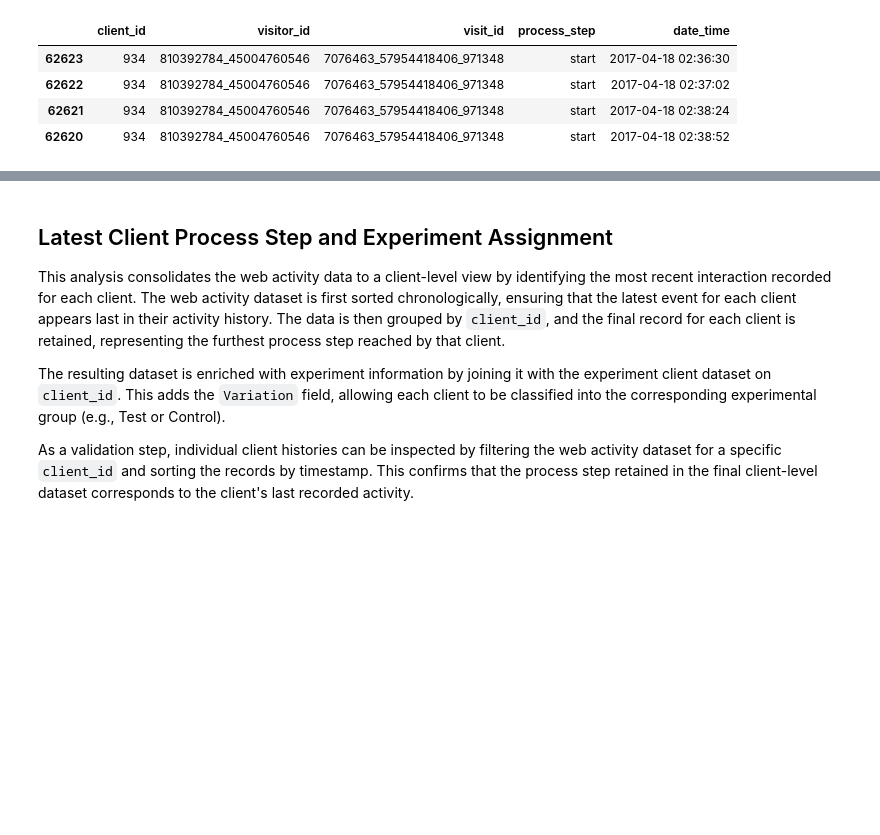
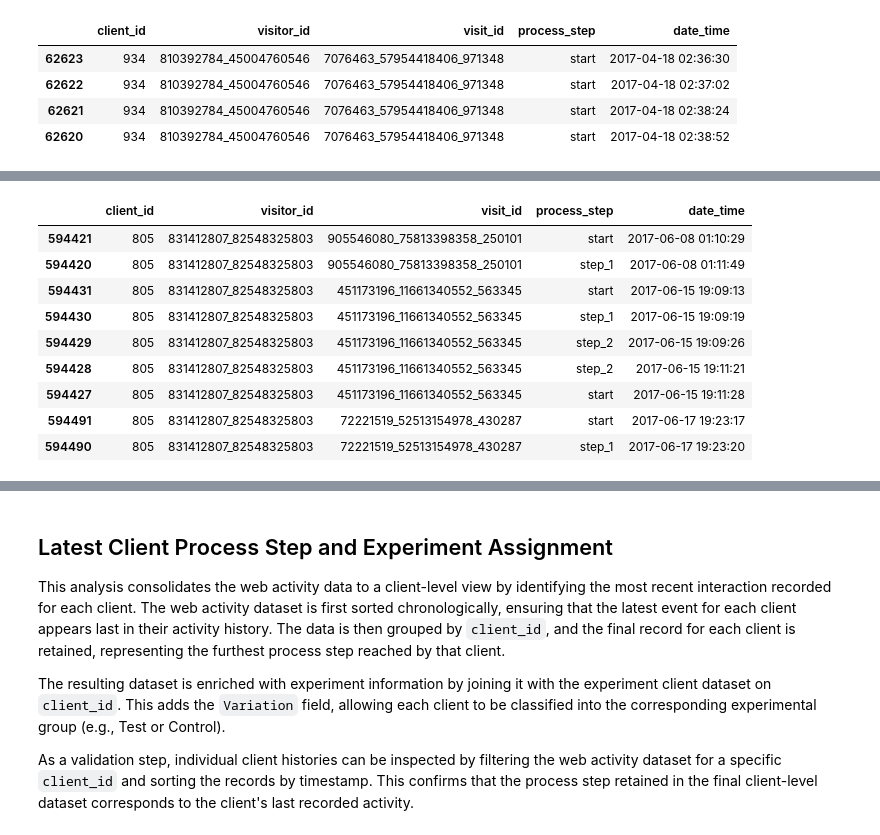
Before and after one commit to winifredpaul/vanguard-ab-test, a Jupyter notebook: Project 2 - EDA.ipynb, the cells around one changed output, grey strips where cells are left out. Saved outputs shown, nothing was run; the diff lists cells and outputs as text; code cells hidden in the pictures; blank space fills up the shorter version.

```diff
--- a/Project 2 - EDA.ipynb
+++ b/Project 2 - EDA.ipynb
@@ -189,0 +288,5 @@ memory usage: 15.7+ MB
+# %%
+# Check the date range covered by this file
+web_data_pt2_df["date_time"] = pd.to_datetime(web_data_pt2_df["date_time"])
+print("First activity:", web_data_pt2_df["date_time"].min())
+print("Last activity:", web_data_pt2_df["date_time"].max())
@@ -472,12 +495,11 @@ This flag simplifies filtering the dataset for subsequent analyses, such as calc
 # %%
-# Combine the two web datasets
-df_final_web_data = pd.concat(
-    [df_final_web_data_pt_1, df_final_web_data_pt_2],
+# Stack the two web activity files into one (they share identical columns)
+combined_web_data_df = pd.concat(
+    [web_data_pt1_df, web_data_pt2_df],
     ignore_index=True
 )
 
-# Check the result
-df_final_web_data.info()
+combined_web_data_df.info()
 # %% [output]
 <class 'pandas.core.frame.DataFrame'>
 RangeIndex: 755405 entries, 0 to 755404
@@ -497,2 +519,8 @@ df_final_web_data.duplicated().sum()
 # %% [output]
 np.int64(10764)
+# %%
+# Remove duplicate rows so events aren't double-counted downstream
+combined_web_data_df = combined_web_data_df.drop_duplicates()
+
+# Confirm no duplicates remain
+combined_web_data_df.duplicated().sum()
@@ -501,8 +532,6 @@ df_final_web_data["process_step"].unique()
 # %% [output]
 array(['step_3', 'step_2', 'step_1', 'start', 'confirm'], dtype=object)
 # %%
-#Convert date_time to datetime
-df_final_web_data["date_time"] = pd.to_datetime(
-    df_final_web_data["date_time"]
-)
+# Convert date_time to a proper datetime type
+combined_web_data_df["date_time"] = pd.to_datetime(combined_web_data_df["date_time"])
 # %%
@@ -594,0 +604,23 @@ client_id = 934
+# %%
+# Spot-check a client with multiple visits (visit_id changes),
+# to see how groupby("client_id").last() behaves when someone has more than one session
+multi_visit_clients = (
+    combined_web_data_df.groupby("client_id")["visit_id"].nunique()
+)
+client_id = multi_visit_clients[multi_visit_clients > 1].index[0]
+
+(
+    combined_web_data_df[combined_web_data_df["client_id"] == client_id]
+    .sort_values("date_time")
+)
+# %% [output]
+|  | client_id | visitor_id | visit_id | process_step | date_time |
+| 594421 | 805 | 831412807_82548325803 | 905546080_75813398358_250101 | start | 2017-06-08 01:10:29 |
+| 594420 | 805 | 831412807_82548325803 | 905546080_75813398358_250101 | step_1 | 2017-06-08 01:11:49 |
+| 594431 | 805 | 831412807_82548325803 | 451173196_11661340552_563345 | start | 2017-06-15 19:09:13 |
+| 594430 | 805 | 831412807_82548325803 | 451173196_11661340552_563345 | step_1 | 2017-06-15 19:09:19 |
+| 594429 | 805 | 831412807_82548325803 | 451173196_11661340552_563345 | step_2 | 2017-06-15 19:09:26 |
+| 594428 | 805 | 831412807_82548325803 | 451173196_11661340552_563345 | step_2 | 2017-06-15 19:11:21 |
+| 594427 | 805 | 831412807_82548325803 | 451173196_11661340552_563345 | start | 2017-06-15 19:11:28 |
+| 594491 | 805 | 831412807_82548325803 | 72221519_52513154978_430287 | start | 2017-06-17 19:23:17 |
+| 594490 | 805 | 831412807_82548325803 | 72221519_52513154978_430287 | step_1 | 2017-06-17 19:23:20 |
```
Also changed, not shown: parts of 88 cells of this notebook.
